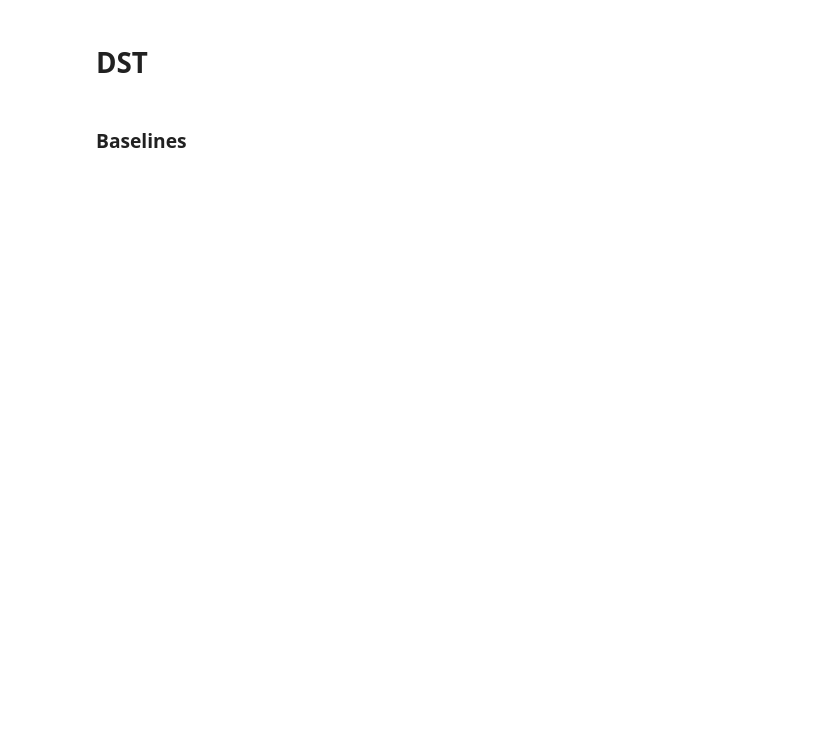
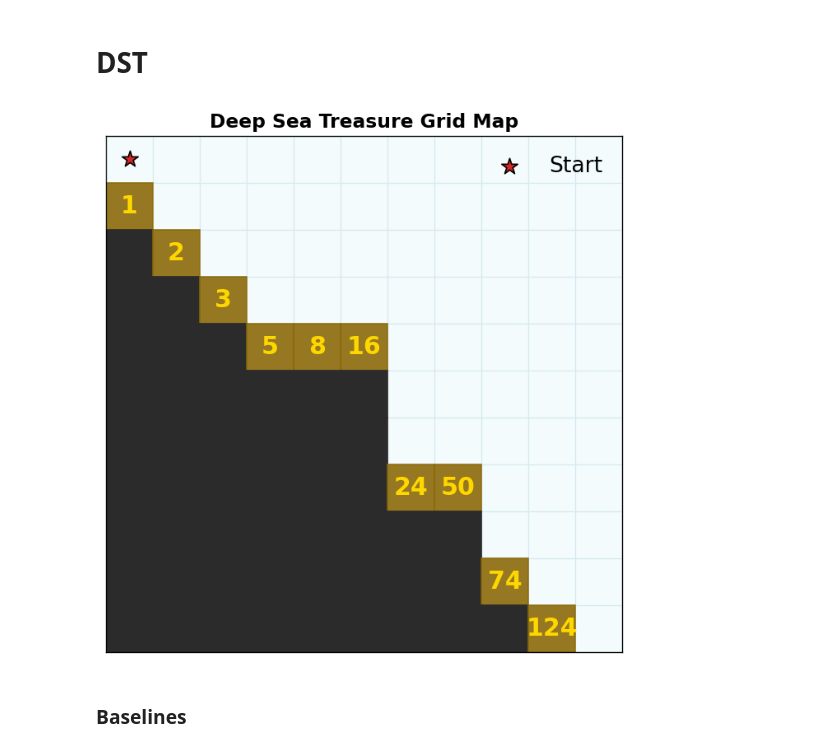
Before and after one commit to Liuyuan999/MOO_Uniform_PF, a Jupyter notebook: Policy_update_DST_with_baseline.ipynb, the cells around one changed output. Drawn from its saved outputs; the diff is of its cells as text; code cells hidden in the pictures; blank space fills up the shorter version.

```diff
--- a/Policy_update_DST_with_baseline.ipynb
+++ b/Policy_update_DST_with_baseline.ipynb
@@ -347,2 +446,22 @@ def solve_policy_scalarization(
+# %%
+ENV_ID = "deep-sea-treasure-concave-v0"   # or "deep-sea-treasure-v0"
+env = mo_gym.make(ENV_ID)
+model = build_dst_tabular_model(env)
+
+P = model["P"]
+R = model["R"]
+rho0 = model["rho0"]
+S = model["S"]
+A = model["A"]
+
+
+gamma = 0.999
+tau = 1.5 #3.
+pi_ref = make_equispace_pi_ref(S, A)
+
+
+plot_dst_grid(model)
+# %% [output]
+[figure, added]
 # %%
 #  D. CDF refinement in policy space
```
Also changed, not shown: parts of 34 cells of this notebook.
